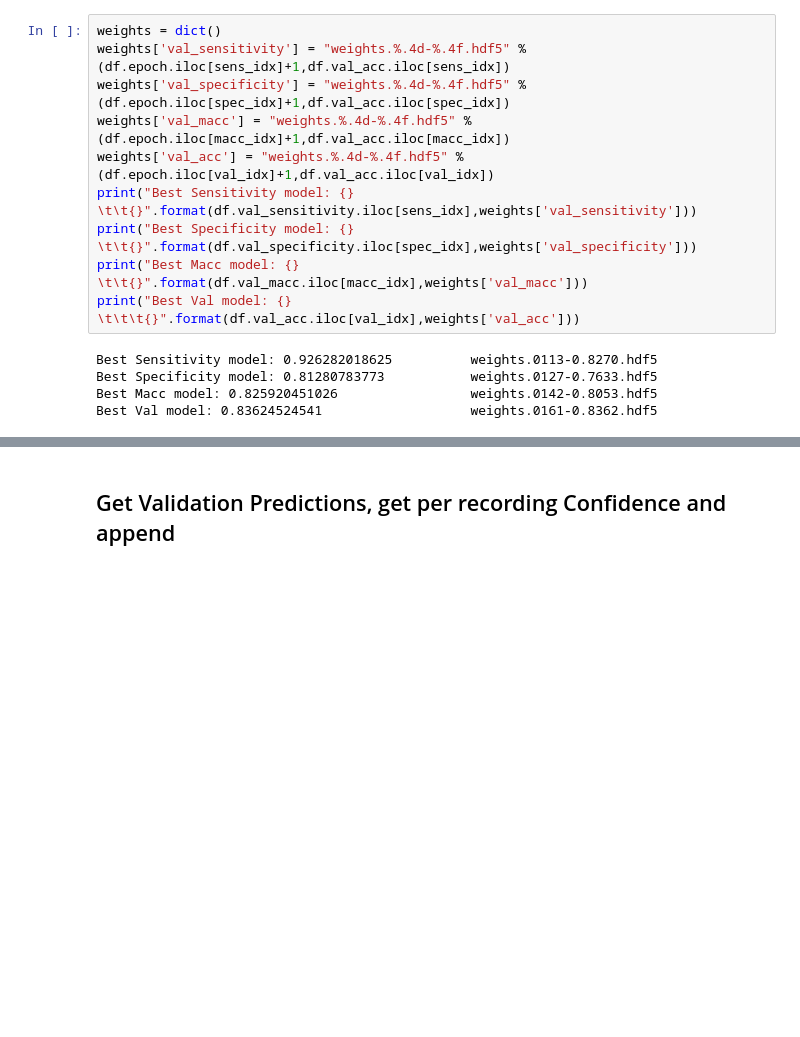
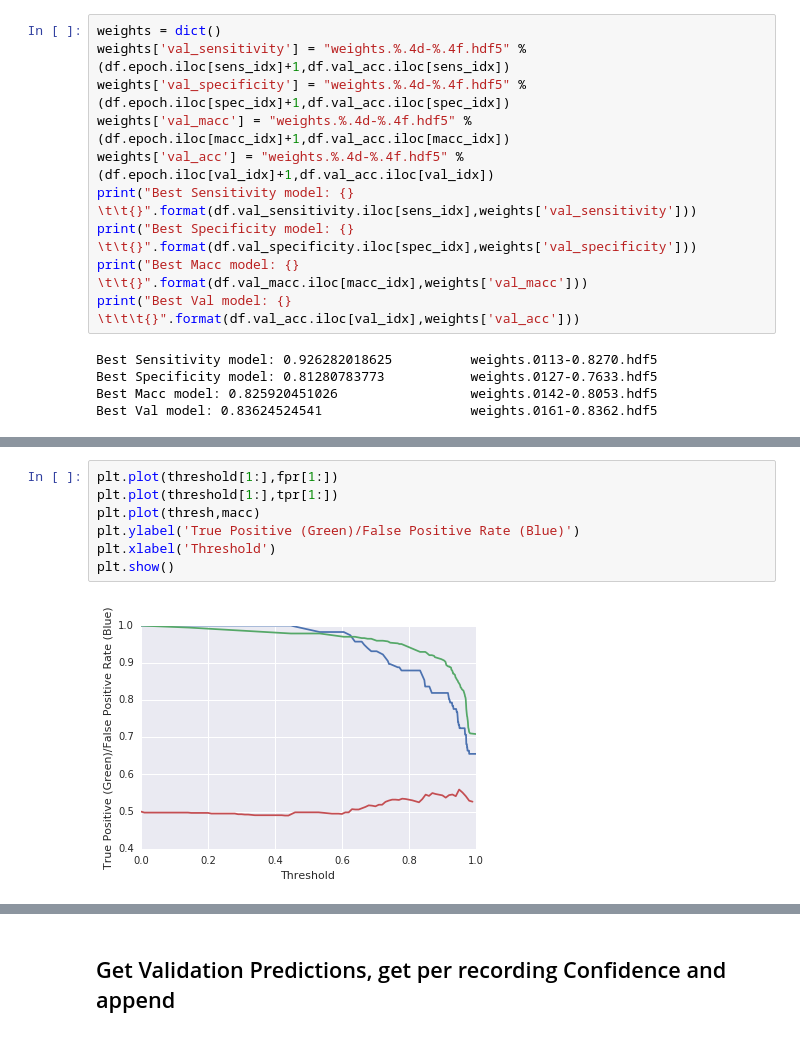
Before and after one commit to AhmedImtiazPrio/heartnet, a Jupyter notebook: codes/eval.ipynb, the cells around one changed output, grey strips where cells are left out. Drawn from its saved outputs; the diff is of its cells as text; blank space fills up the shorter version.

```diff
--- a/codes/eval.ipynb
+++ b/codes/eval.ipynb
@@ -279,0 +418,9 @@ Checkpoint loaded:
+# %%
+plt.plot(threshold[1:],fpr[1:])
+plt.plot(threshold[1:],tpr[1:])
+plt.plot(thresh,macc)
+plt.ylabel('True Positive (Green)/False Positive Rate (Blue)')
+plt.xlabel('Threshold')
+plt.show()
+# %% [output]
+[figure, added]
```
Also changed, not shown: parts of 16 cells of this notebook.
